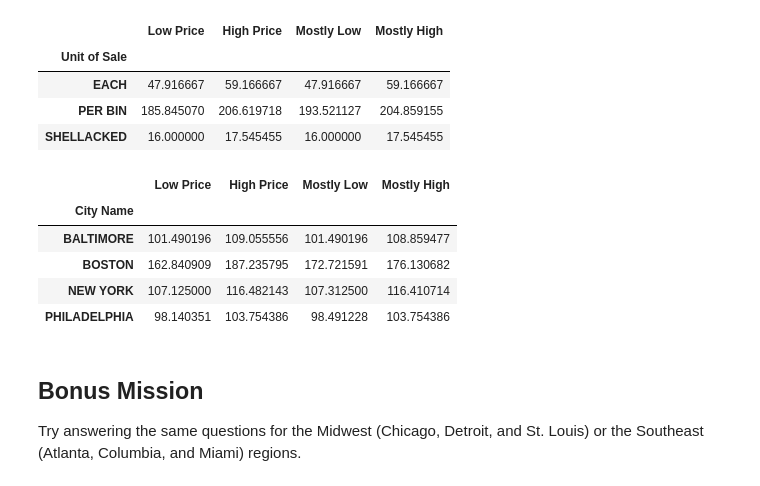
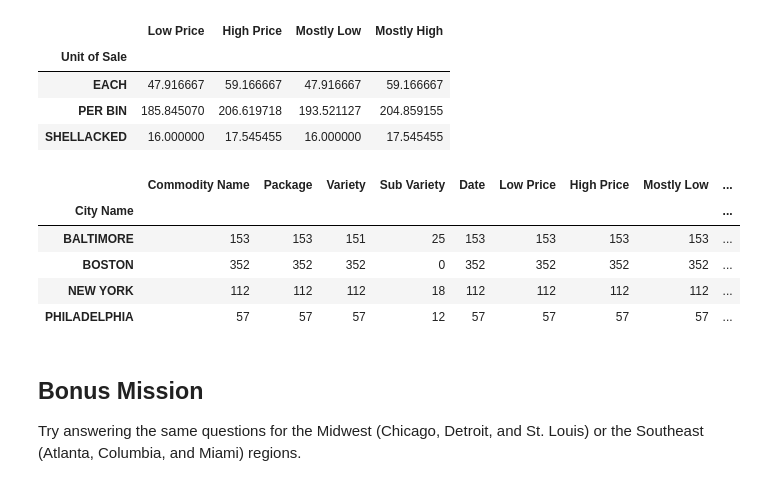
Before and after one commit to vnmjaing/data-manipulation, a Jupyter notebook: Data Manipulation Studio.ipynb, the cells around one changed output. Drawn from its saved outputs; the diff is of its cells as text; code cells hidden in the pictures.

```diff
--- a/Data Manipulation Studio.ipynb
+++ b/Data Manipulation Studio.ipynb
@@ -15,10 +15,10 @@ import numpy as np
 import matplotlib
 import matplotlib.pyplot as plt
 
-baltimore = pd.read_csv(r"C:\Users\tduen\OneDrive\Desktop\LaunchCode\EDAExercises\data-manipulation\dataset\baltimore_9-24-2016_9-30-2017.csv")
-boston = pd.read_csv(r"C:\Users\tduen\OneDrive\Desktop\LaunchCode\EDAExercises\data-manipulation\dataset\boston_9-24-2016_9-30-2017.csv")
-new_york = pd.read_csv(r"C:\Users\tduen\OneDrive\Desktop\LaunchCode\EDAExercises\data-manipulation\dataset\new-york_9-24-2016_9-30-2017.csv")
-philly = pd.read_csv(r"C:\Users\tduen\OneDrive\Desktop\LaunchCode\EDAExercises\data-manipulation\dataset\philadelphia_9-24-2016_9-30-2017.csv")
+baltimore = pd.read_csv(r"dataset\baltimore_9-24-2016_9-30-2017.csv")
+boston = pd.read_csv(r"dataset\boston_9-24-2016_9-30-2017.csv")
+new_york = pd.read_csv(r"dataset\new-york_9-24-2016_9-30-2017.csv")
+philly = pd.read_csv(r"dataset\philadelphia_9-24-2016_9-30-2017.csv")
 # %%
 baltimore.head()
 # %% [output]
@@ -232,14 +232,14 @@ northeast_pumpkins.groupby(["Unit of Sale"]).mean()
 | SHELLACKED | 16.000000 | 17.545455 | 16.000000 | 17.545455 |
 # %%
 # Put your code here to find the average number of pumpkins coming into terminal markets of each variety.
-northeast_pumpkins.groupby('City Name').mean()
+northeast_pumpkins.groupby('City Name').count()
 # %% [output]
-|  | Low Price | High Price | Mostly Low | Mostly High |
-| City Name |  |  |  |  |
-| BALTIMORE | 101.490196 | 109.055556 | 101.490196 | 108.859477 |
-| BOSTON | 162.840909 | 187.235795 | 172.721591 | 176.130682 |
-| NEW YORK | 107.125000 | 116.482143 | 107.312500 | 116.410714 |
-| PHILADELPHIA | 98.140351 | 103.754386 | 98.491228 | 103.754386 |
+|  | Commodity Name | Package | Variety | Sub Variety | Date | Low Price | High Price | Mostly Low | ... |
+| City Name |  |  |  |  |  |  |  |  | ... |
+| BALTIMORE | 153 | 153 | 151 | 25 | 153 | 153 | 153 | 153 | ... |
+| BOSTON | 352 | 352 | 352 | 0 | 352 | 352 | 352 | 352 | ... |
+| NEW YORK | 112 | 112 | 112 | 18 | 112 | 112 | 112 | 112 | ... |
+| PHILADELPHIA | 57 | 57 | 57 | 12 | 57 | 57 | 57 | 57 | ... |
 # %% [markdown]
 ## Bonus Mission
 
```
